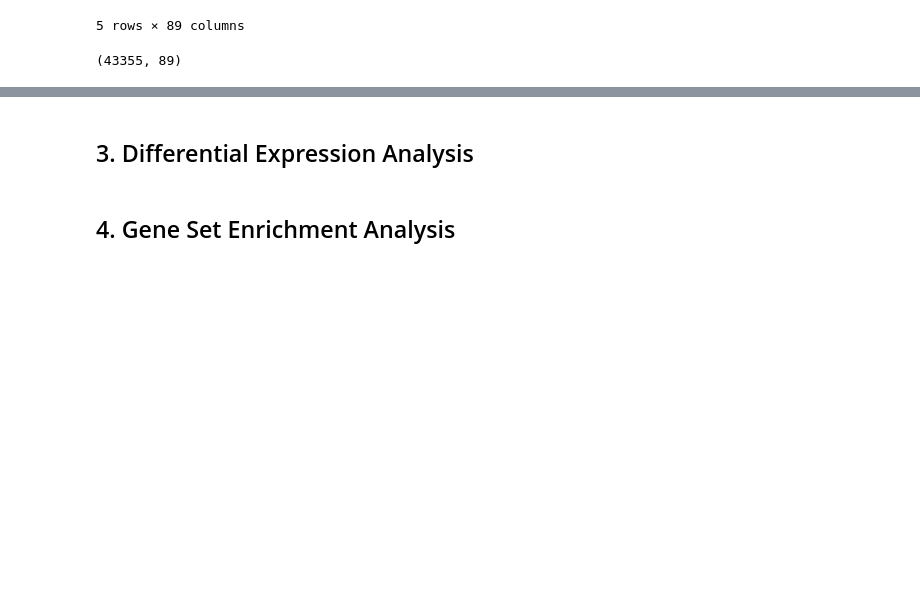
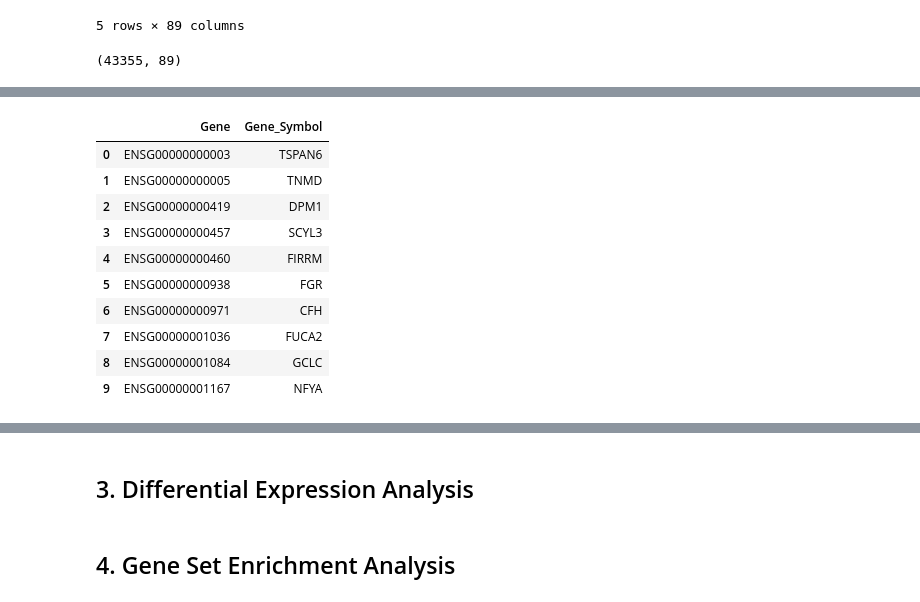
Before and after one commit to jamesh5391/bariatric-rna-seq, a Jupyter notebook: src/main.ipynb, the cells around one changed output, grey strips where cells are left out. Saved outputs shown, nothing was run; the diff lists cells and outputs as text; code cells hidden in the pictures; blank space fills up the shorter version.

```diff
--- a/src/main.ipynb
+++ b/src/main.ipynb
@@ -22,0 +47,6 @@ df.shape
+# %%
+
+df.insert(0, 'Gene_Symbol', df['Gene'].map(id_to_symbol))
+print(f"Successfully converted: {(df['Gene_Symbol'] != df['Gene']).sum()} genes")
+df[['Gene', 'Gene_Symbol']].head(10)
+# %% [output]
@@ -22,0 +54,11 @@ df.shape
+|  | Gene | Gene_Symbol |
+| 0 | ENSG00000000003 | TSPAN6 |
+| 1 | ENSG00000000005 | TNMD |
+| 2 | ENSG00000000419 | DPM1 |
+| 3 | ENSG00000000457 | SCYL3 |
+| 4 | ENSG00000000460 | FIRRM |
+| 5 | ENSG00000000938 | FGR |
+| 6 | ENSG00000000971 | CFH |
+| 7 | ENSG00000001036 | FUCA2 |
+| 8 | ENSG00000001084 | GCLC |
+| 9 | ENSG00000001167 | NFYA |
```
Also changed, not shown: parts of 8 cells of this notebook, 7 other files.
